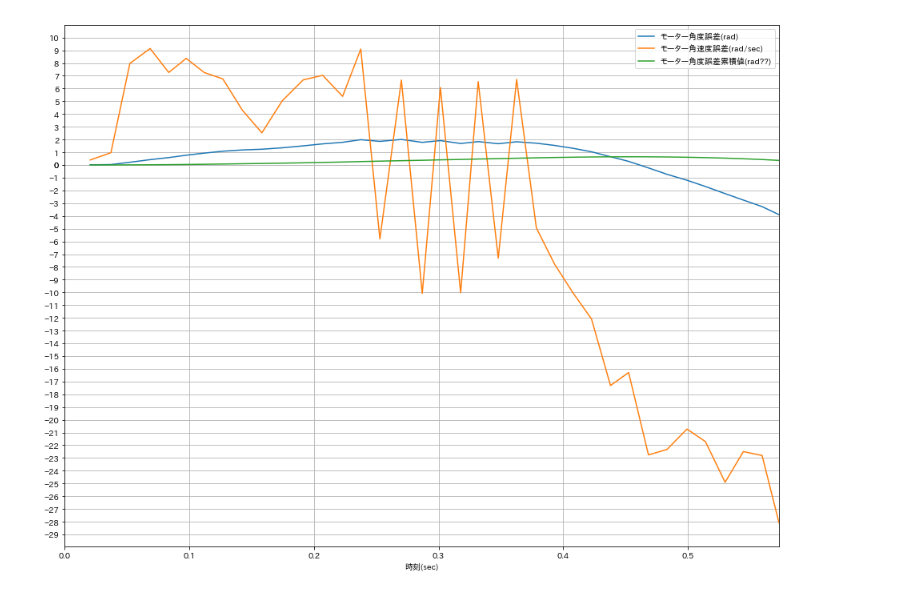
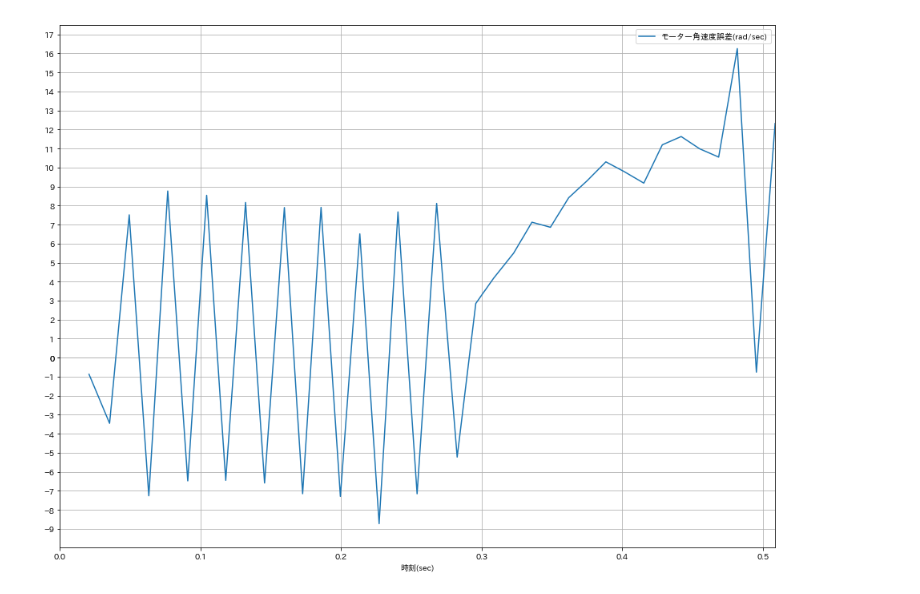
Before and after one commit to ETRobocon2017-TeamD/balanc3r-for-ev3way-et, a Jupyter notebook: log/log_viewer.ipynb, the cells around one changed output. Drawn from its saved outputs; the diff is of its cells as text; code cells hidden in the pictures.

```diff
--- a/log/log_viewer.ipynb
+++ b/log/log_viewer.ipynb
@@ -17,7 +18,7 @@ scp = SCPClient(ssh.get_transport())
 # %%
 import pandas as pd
 
-FILE_ID = "20190908102514" # ここに `Start time is <ID>` の<ID>を入れる
+FILE_ID = "20190910083231" # ここに `Start time is <ID>` の<ID>を入れる
 FILE_NAME = "log_%s_runner.csv" % FILE_ID
 
 scp.get("/home/robot/src/log/%s" % FILE_NAME)
@@ -91,12 +111,10 @@ show_plot(df, columns_deg, 20, figsize=(16,10))
 # %%
 # =======================================================
 # 各種モーター角度・誤差のグラフ出力
 
 columns_rad = [
-    'モーター角度誤差(rad)',
-    'モーター角速度誤差(rad/sec)',
-    'モーター角度誤差累積値(rad??)'
+    'モーター角速度誤差(rad/sec)'
 ]
 show_plot(df, columns_rad, 1, figsize=(16,12))
 # %% [output]
-[figure, old version]
+[figure, new version]
```
Also changed, not shown: parts of 12 cells of this notebook.
